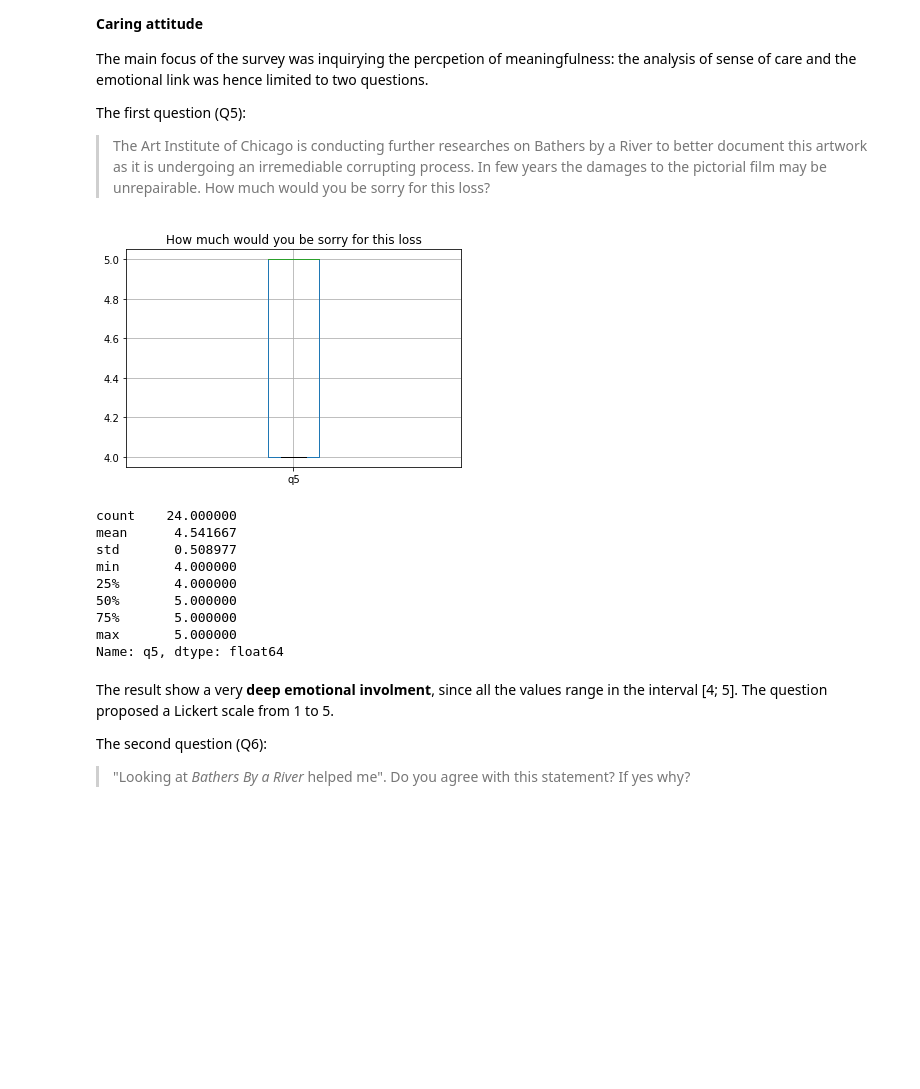
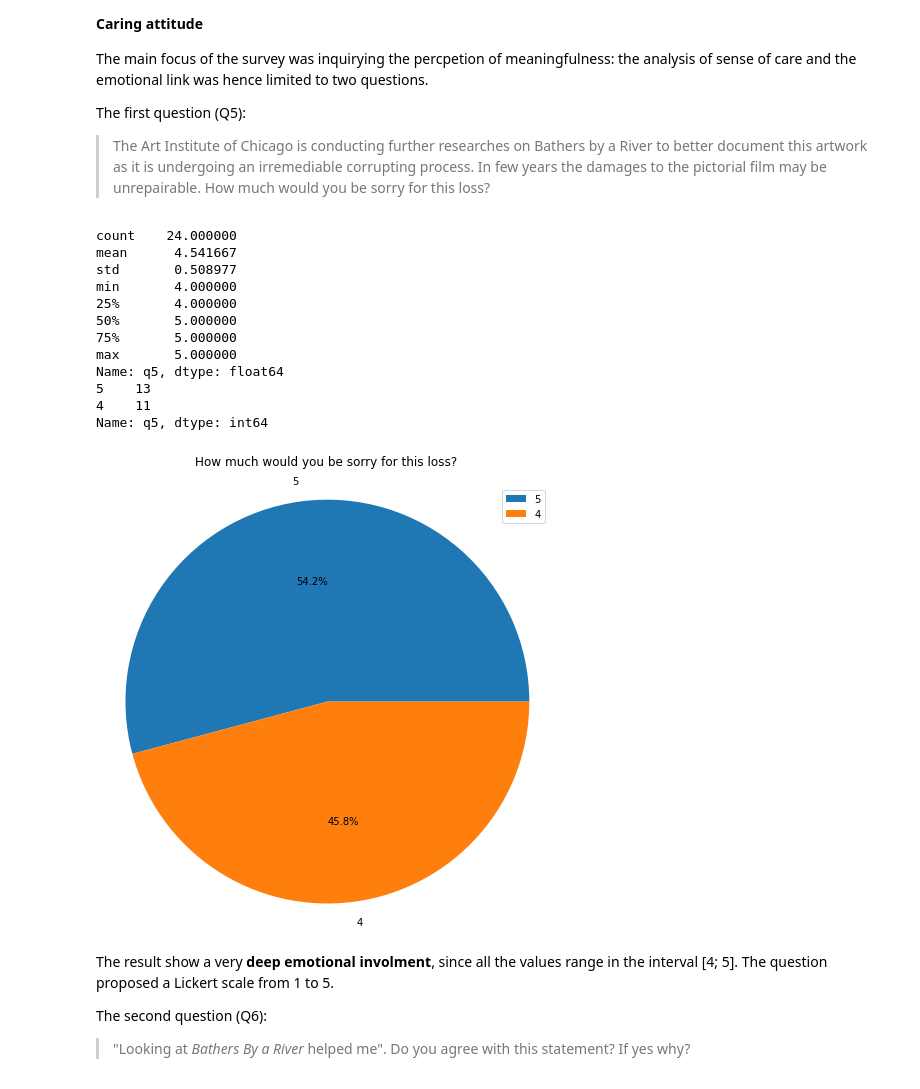
Before and after one commit to ManueleVeggi/mytisse, a Jupyter notebook: testing_sessions/230608_unibo/exploratory_analysis.ipynb, the cells around one changed output. Drawn from its saved outputs; the diff is of its cells as text; code cells hidden in the pictures; blank space fills up the shorter version.

Commit message:
change boxplot

```diff
--- a/testing_sessions/230608_unibo/exploratory_analysis.ipynb
+++ b/testing_sessions/230608_unibo/exploratory_analysis.ipynb
@@ -379,22 +379,22 @@ The first question (Q5):
 
 > The Art Institute of Chicago is conducting further researches on Bathers by a River to better document this artwork as it is undergoing an irremediable corrupting process. In few years the damages to the pictorial film may be unrepairable. How much would you be sorry for this loss?
 # %%
-mytisse_data.boxplot(column='q5')
-plt.title('How much would you be sorry for this loss')
-plt.show()
-
 print(mytisse_data['q5'].describe())
+pie_viz("q5", "How much would you be sorry for this loss?")
 # %% [output]
+count    24.000000
+mean      4.541667
+std       0.508977
+min       4.000000
+25%       4.000000
+50%       5.000000
+75%       5.000000
+max       5.000000
+Name: q5, dtype: float64
+5    13
+4    11
+Name: q5, dtype: int64
-[figure, old version]
+[figure, new version]
-count    24.000000
-mean      4.541667
-std       0.508977
-min       4.000000
-25%       4.000000
-50%       5.000000
-75%       5.000000
-max       5.000000
-Name: q5, dtype: float64
 # %% [markdown]
 The result show a very **deep emotional involment**, since all the values range in the interval [4; 5]. The question proposed a Lickert scale from 1 to 5.
 
```
